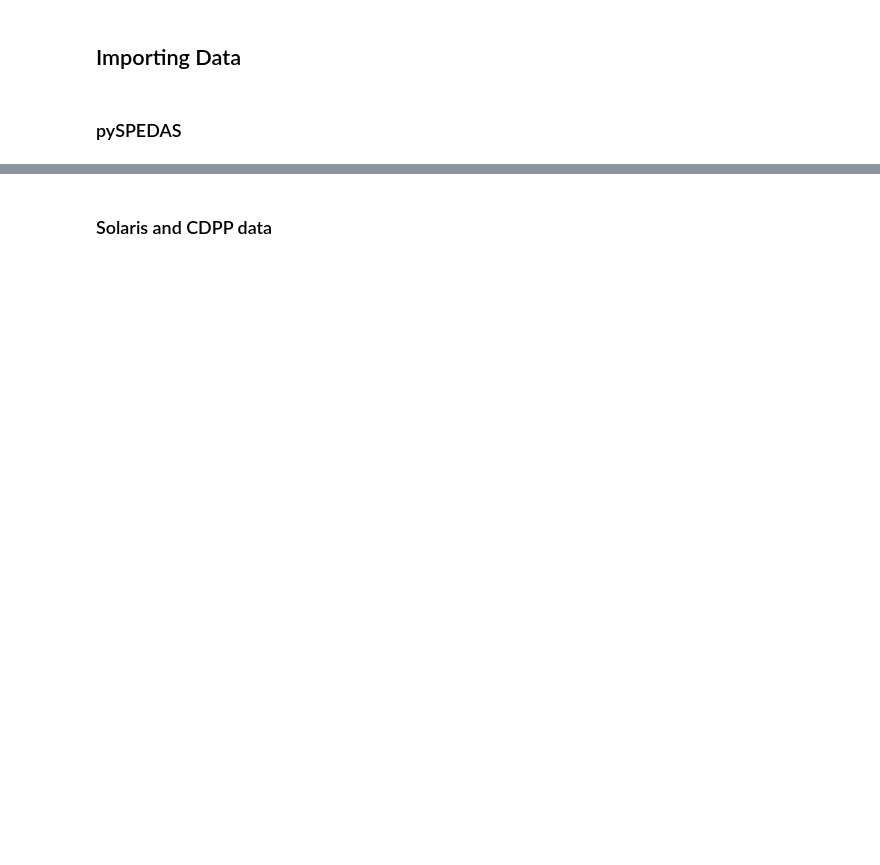
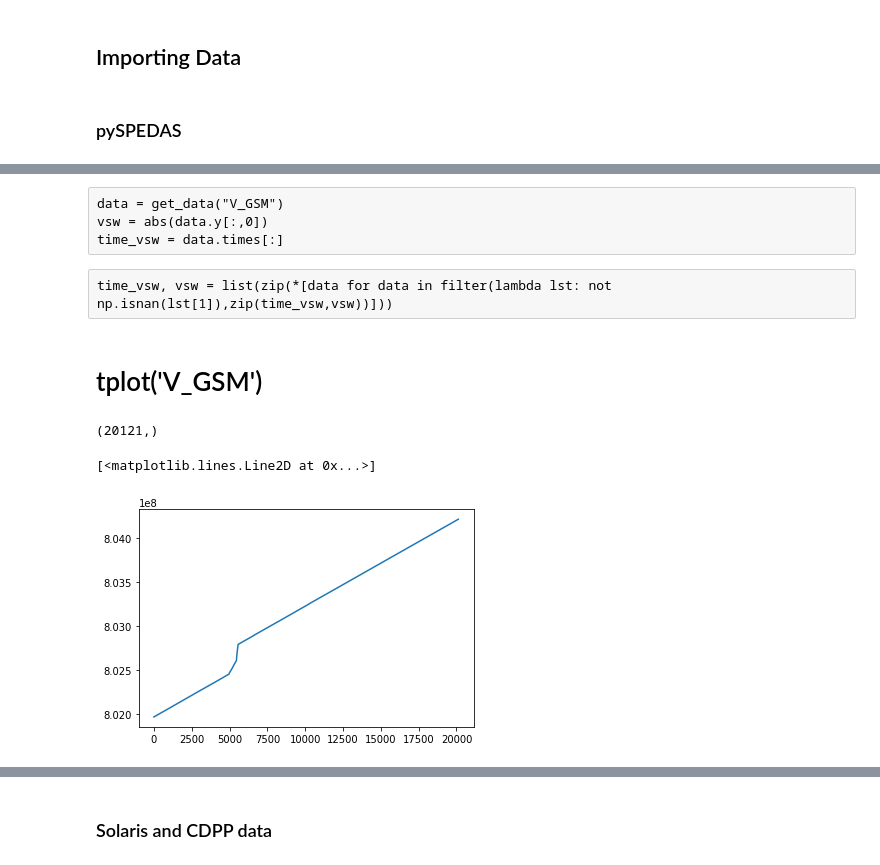
Before and after one commit to AyushmaanAggarwal/qtn-proj-ayu, a Jupyter notebook: cnn_wind_data_processing.ipynb, the cells around one changed output, grey strips where cells are left out. Cells and saved outputs as stored; diff of their text form; code cells hidden in the pictures; blank space fills up the shorter version.

```diff
--- a/cnn_wind_data_processing.ipynb
+++ b/cnn_wind_data_processing.ipynb
@@ -141,0 +113,30 @@ time_vsw, raw_vsw = list(zip(*[data for data in filter(lambda lst: not np.isnan(
+# %% [raw]
+data = get_data("V_GSM")
+vsw = abs(data.y[:,0])
+time_vsw = data.times[:]
+# %% [raw]
+time_vsw, vsw = list(zip(*[data for data in filter(lambda lst: not np.isnan(lst[1]),zip(time_vsw,vsw))]))
+# %% [markdown]
+# tplot('V_GSM')
+# %%
+vsw_folder = "wind_data/3dp/3dp_elm2/1995/"
+
+vsw_data = [ vsw_folder+file for file in os.listdir(vsw_folder) if file.endswith(".cdf")]
+vsw_data.sort()
+# %%
+time_vsw, vsw_xyz = [],[]
+for vsw_file_name in vsw_data:
+    with pycdf.CDF(vsw_file_name) as cdf:
+        temp_vsw = cdf["VEL_MAG"][:]
+        temp_time = cdf["TIME"][:]
+
+    if not temp_time[0] in time_vsw:
+        vsw_xyz.extend(temp_vsw)
+        time_vsw.extend(np.transpose(temp_time))
+
+print(np.shape(vsw_xyz))
+plt.plot(time_vsw)
+# %% [output]
+(20121,)
+[<matplotlib.lines.Line2D at 0x...>]
+[figure, added]
```
Also changed, not shown: parts of 26 cells of this notebook, 10 other files.
